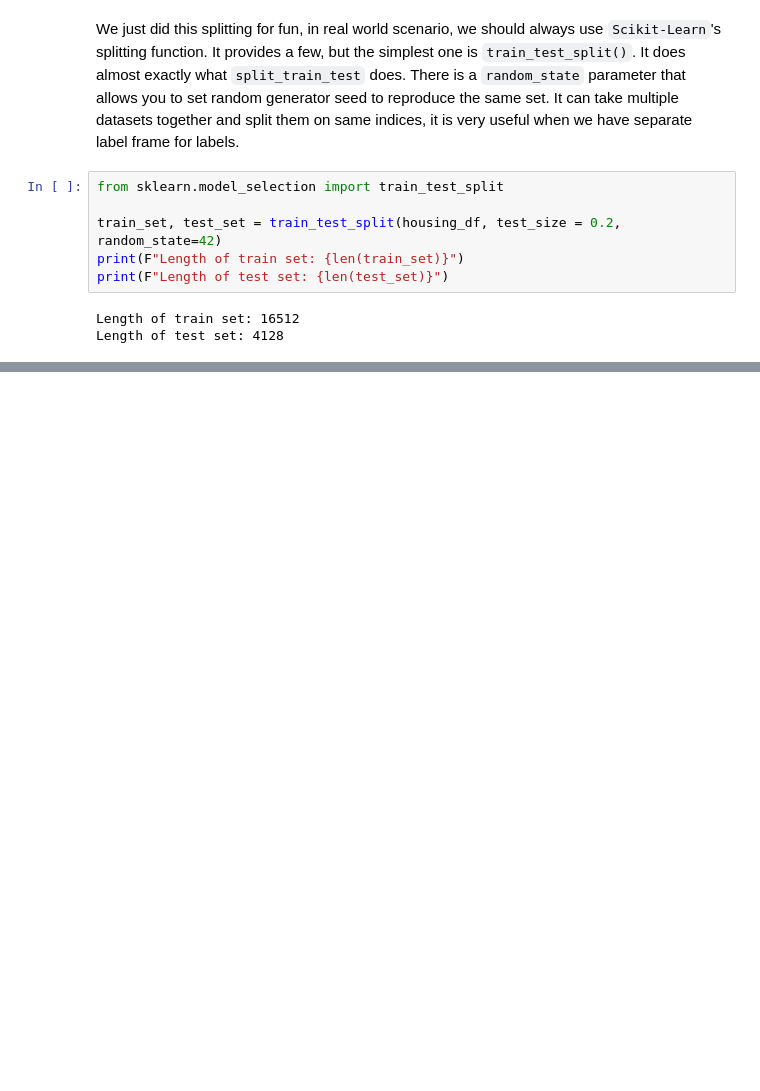
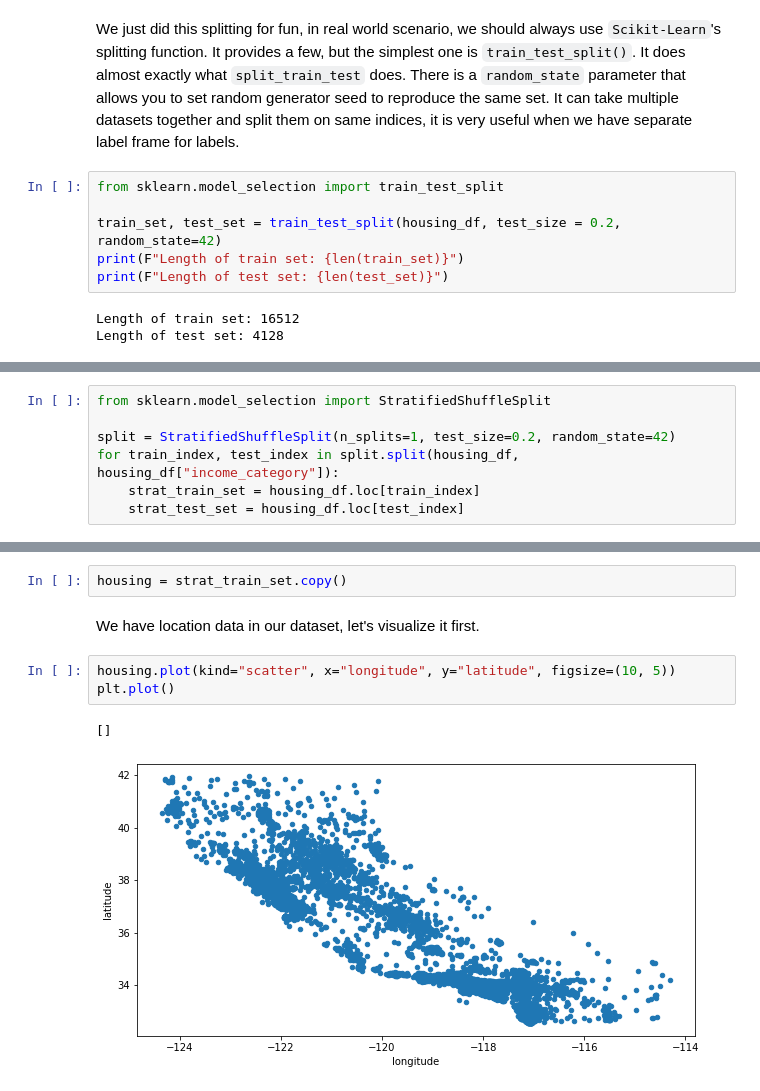
Before and after one commit to mandliya/ml, a Jupyter notebook: hands_on_machine_learning/2/End_to_end_machine_learning_project.ipynb, the cells around one changed output, grey strips where cells are left out. Drawn from its saved outputs; the diff is of its cells as text; blank space fills up the shorter version.

```diff
--- a/hands_on_machine_learning/2/End_to_end_machine_learning_project.ipynb
+++ b/hands_on_machine_learning/2/End_to_end_machine_learning_project.ipynb
@@ -290,0 +320,7 @@ Length of test set: 4128
+# %%
+from sklearn.model_selection import StratifiedShuffleSplit
+
+split = StratifiedShuffleSplit(n_splits=1, test_size=0.2, random_state=42)
+for train_index, test_index in split.split(housing_df, housing_df["income_category"]):
+    strat_train_set = housing_df.loc[train_index]
+    strat_test_set = housing_df.loc[test_index]
@@ -290,0 +356,10 @@ Length of test set: 4128
+# %%
+housing = strat_train_set.copy()
+# %% [markdown]
+We have location data in our dataset, let's visualize it first.
+# %%
+housing.plot(kind="scatter", x="longitude", y="latitude", figsize=(10, 5))
+plt.plot()
+# %% [output]
+[]
+[figure, added]
```
Also changed, not shown: parts of 24 cells of this notebook, 2 other files.
